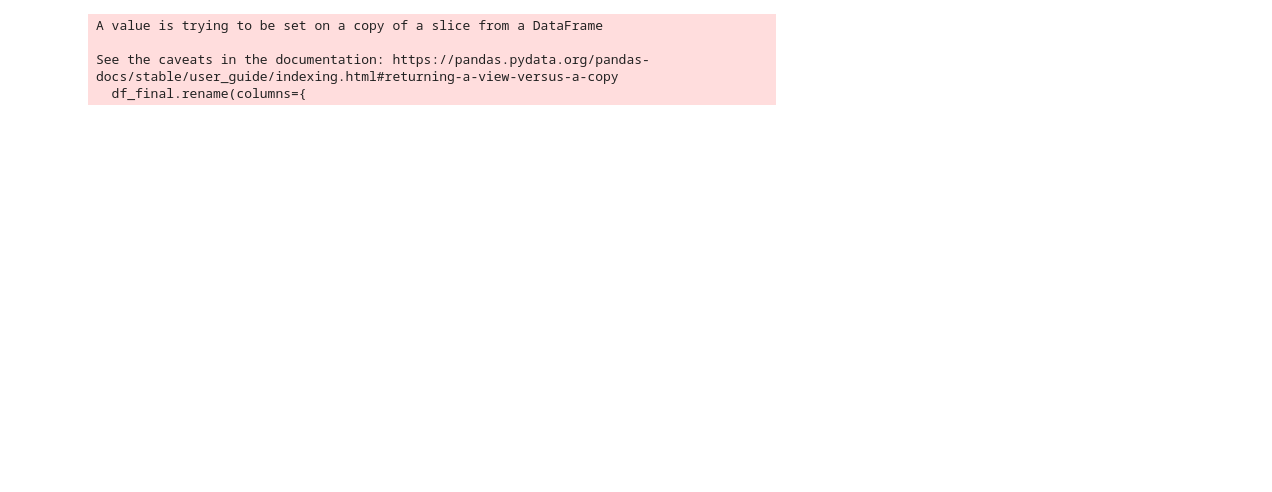
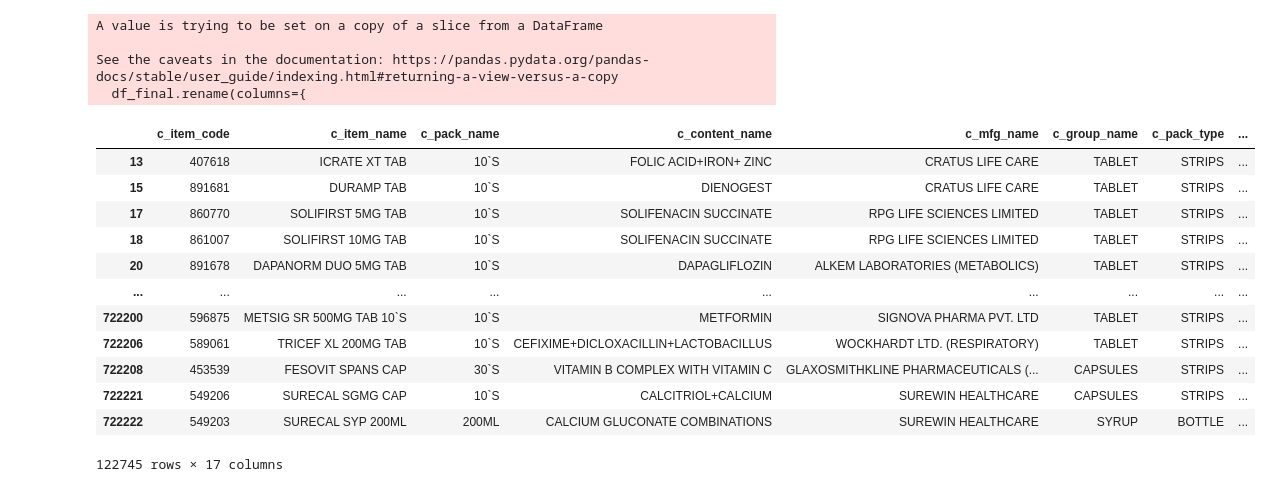
Before and after one commit to Akshay594/THB-Google-Reviews, a Jupyter notebook: MedicineMaster/Medicine Master.ipynb, the cells around one changed output. Saved outputs shown, nothing was run; the diff lists cells and outputs as text; code cells hidden in the pictures; blank space fills up the shorter version.

Commit message:
added the healthcare mapping

```diff
--- a/MedicineMaster/Medicine Master.ipynb
+++ b/MedicineMaster/Medicine Master.ipynb
@@ -227,4 +223,20 @@ A value is trying to be set on a copy of a slice from a DataFrame
 
 See the caveats in the documentation: https://pandas.pydata.org/pandas-docs/stable/user_guide/indexing.html#returning-a-view-versus-a-copy
   df_final.rename(columns={
+# %%
+main[main['c_brand_name'].isin(df_ims['BRANDS'])]
+# %% [output]
+|  | c_item_code | c_item_name | c_pack_name | c_content_name | c_mfg_name | c_group_name | c_pack_type | ... |
+| 13 | 407618 | ICRATE XT TAB | 10`S | FOLIC ACID+IRON+ ZINC | CRATUS LIFE CARE | TABLET | STRIPS | ... |
+| 15 | 891681 | DURAMP TAB | 10`S | DIENOGEST | CRATUS LIFE CARE | TABLET | STRIPS | ... |
+| 17 | 860770 | SOLIFIRST 5MG TAB | 10`S | SOLIFENACIN SUCCINATE | RPG LIFE SCIENCES LIMITED | TABLET | STRIPS | ... |
+| 18 | 861007 | SOLIFIRST 10MG TAB | 10`S | SOLIFENACIN SUCCINATE | RPG LIFE SCIENCES LIMITED | TABLET | STRIPS | ... |
+| 20 | 891678 | DAPANORM DUO 5MG TAB | 10`S | DAPAGLIFLOZIN | ALKEM LABORATORIES (METABOLICS) | TABLET | STRIPS | ... |
+| ... | ... | ... | ... | ... | ... | ... | ... | ... |
+| 722200 | 596875 | METSIG SR 500MG TAB 10`S | 10`S | METFORMIN | SIGNOVA PHARMA PVT. LTD | TABLET | STRIPS | ... |
+| 722206 | 589061 | TRICEF XL 200MG TAB | 10`S | CEFIXIME+DICLOXACILLIN+LACTOBACILLUS | WOCKHARDT LTD. (RESPIRATORY) | TABLET | STRIPS | ... |
+| 722208 | 453539 | FESOVIT SPANS CAP | 30`S | VITAMIN B COMPLEX WITH VITAMIN C | GLAXOSMITHKLINE PHARMACEUTICALS (... | CAPSULES | STRIPS | ... |
+| 722221 | 549206 | SURECAL SGMG CAP | 10`S | CALCITRIOL+CALCIUM | SUREWIN HEALTHCARE | CAPSULES | STRIPS | ... |
+| 722222 | 549203 | SURECAL SYP 200ML | 200ML | CALCIUM GLUCONATE COMBINATIONS | SUREWIN HEALTHCARE | SYRUP | BOTTLE | ... |
+122745 rows × 17 columns
 # %%
```
Also changed, not shown: parts of 35 cells of this notebook, 34 other files.
